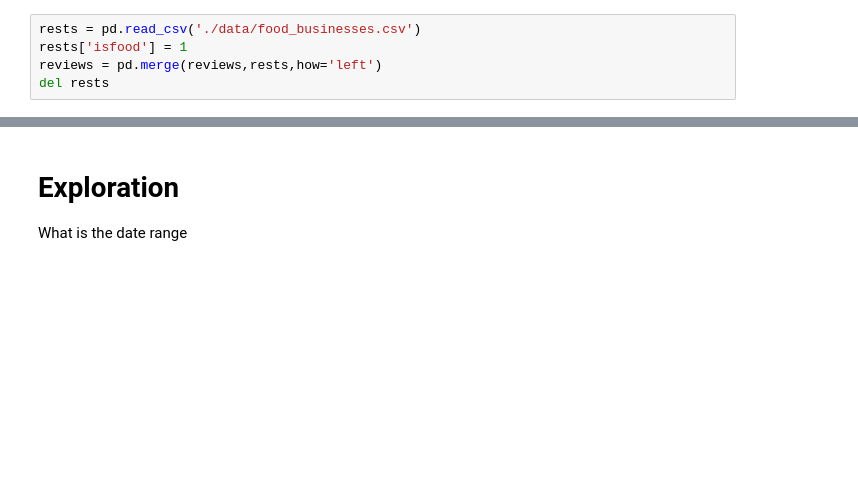
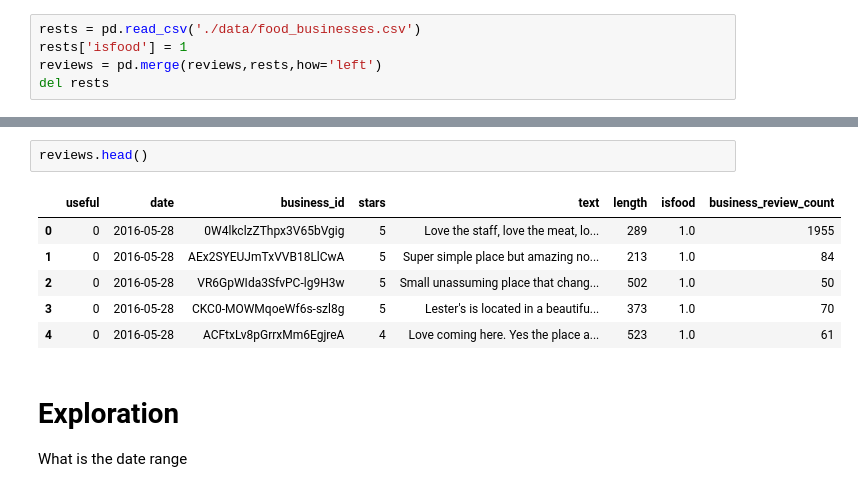
Before and after one commit to dvanlunen/useful-yelp-reviews, a Jupyter notebook: Reviews-Data-Exploration.ipynb, the cells around one changed output, grey strips where cells are left out. Drawn from its saved outputs; the diff is of its cells as text; blank space fills up the shorter version.

```diff
--- a/Reviews-Data-Exploration.ipynb
+++ b/Reviews-Data-Exploration.ipynb
@@ -291,3 +302,12 @@ del rests
+# %%
+reviews.head()
+# %% [output]
+|  | useful | date | business_id | stars | text | length | isfood | business_review_count |
+| 0 | 0 | 2016-05-28 | 0W4lkclzZThpx3V65bVgig | 5 | Love the staff, love the meat, lo... | 289 | 1.0 | 1955 |
+| 1 | 0 | 2016-05-28 | AEx2SYEUJmTxVVB18LlCwA | 5 | Super simple place but amazing no... | 213 | 1.0 | 84 |
+| 2 | 0 | 2016-05-28 | VR6GpWIda3SfvPC-lg9H3w | 5 | Small unassuming place that chang... | 502 | 1.0 | 50 |
+| 3 | 0 | 2016-05-28 | CKC0-MOWMqoeWf6s-szl8g | 5 | Lester's is located in a beautifu... | 373 | 1.0 | 70 |
+| 4 | 0 | 2016-05-28 | ACFtxLv8pGrrxMm6EgjreA | 4 | Love coming here. Yes the place a... | 523 | 1.0 | 61 |
 # %% [markdown]
 # Exploration
 What is the date range
```
Also changed, not shown: parts of 10 cells of this notebook, 1 other file.
